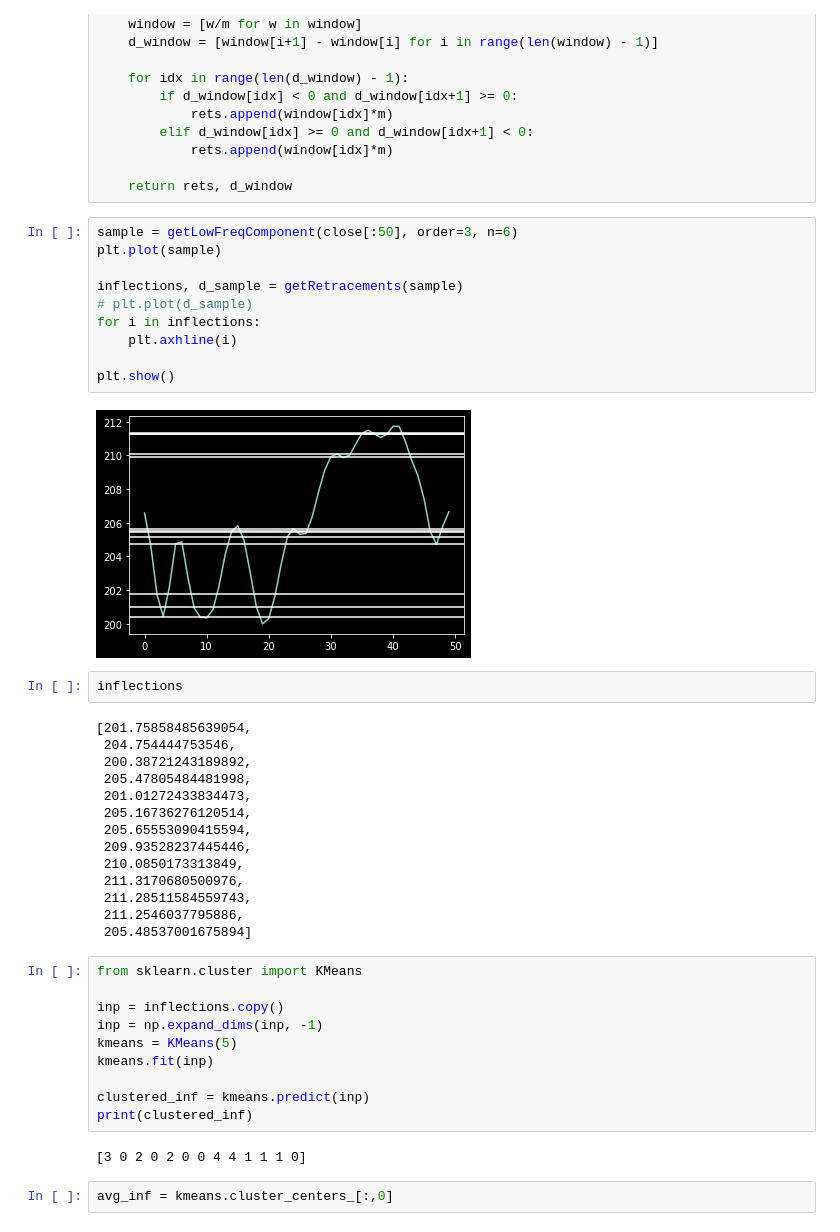
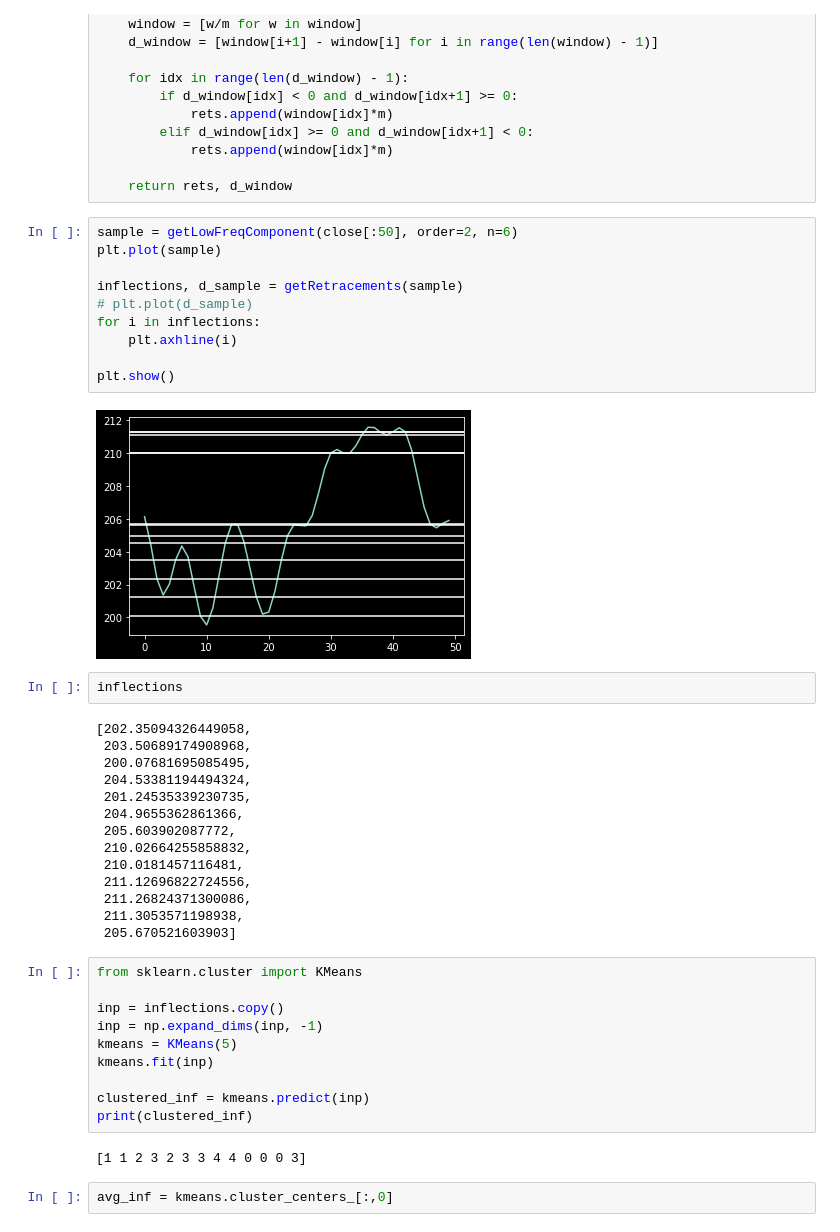
Before and after one commit to HarishBachu/MultiStep-Stock-Prediction, a Jupyter notebook: trial.ipynb, the cells around one changed output. Saved outputs shown, nothing was run; the diff lists cells and outputs as text.

```diff
--- a/trial.ipynb
+++ b/trial.ipynb
@@ -55,33 +55,33 @@ def getRetracements(window):
 
     return rets, d_window
 # %%
-sample = getLowFreqComponent(close[:50], order=3, n=6)
+sample = getLowFreqComponent(close[:50], order=2, n=6)
 plt.plot(sample)
 
 inflections, d_sample = getRetracements(sample)
 # plt.plot(d_sample)
 for i in inflections:
     plt.axhline(i)
 
 plt.show()
 # %% [output]
-[figure, old version]
+[figure, new version]
 # %%
 inflections
 # %% [output]
-[201.75858485639054,
- 204.754444753546,
- 200.38721243189892,
- 205.47805484481998,
- 201.01272433834473,
- 205.16736276120514,
- 205.65553090415594,
- 209.93528237445446,
- 210.0850173313849,
- 211.3170680500976,
- 211.28511584559743,
- 211.2546037795886,
- 205.48537001675894]
+[202.35094326449058,
+ 203.50689174908968,
+ 200.07681695085495,
+ 204.53381194494324,
+ 201.24535339230735,
+ 204.9655362861366,
+ 205.603902087772,
+ 210.02664255858832,
+ 210.0181457116481,
+ 211.12696822724556,
+ 211.26824371300086,
+ 211.3053571198938,
+ 205.670521603903]
 # %%
 from sklearn.cluster import KMeans
 
@@ -93,7 +93,7 @@ kmeans.fit(inp)
 clustered_inf = kmeans.predict(inp)
 print(clustered_inf)
 # %% [output]
-[3 0 2 0 2 0 0 4 4 1 1 1 0]
+[1 1 2 3 2 3 3 4 4 0 0 0 3]
 # %%
 avg_inf = kmeans.cluster_centers_[:,0]
 # %%
```
Also changed, not shown: parts of 1 cell of this notebook, 1 other file.
